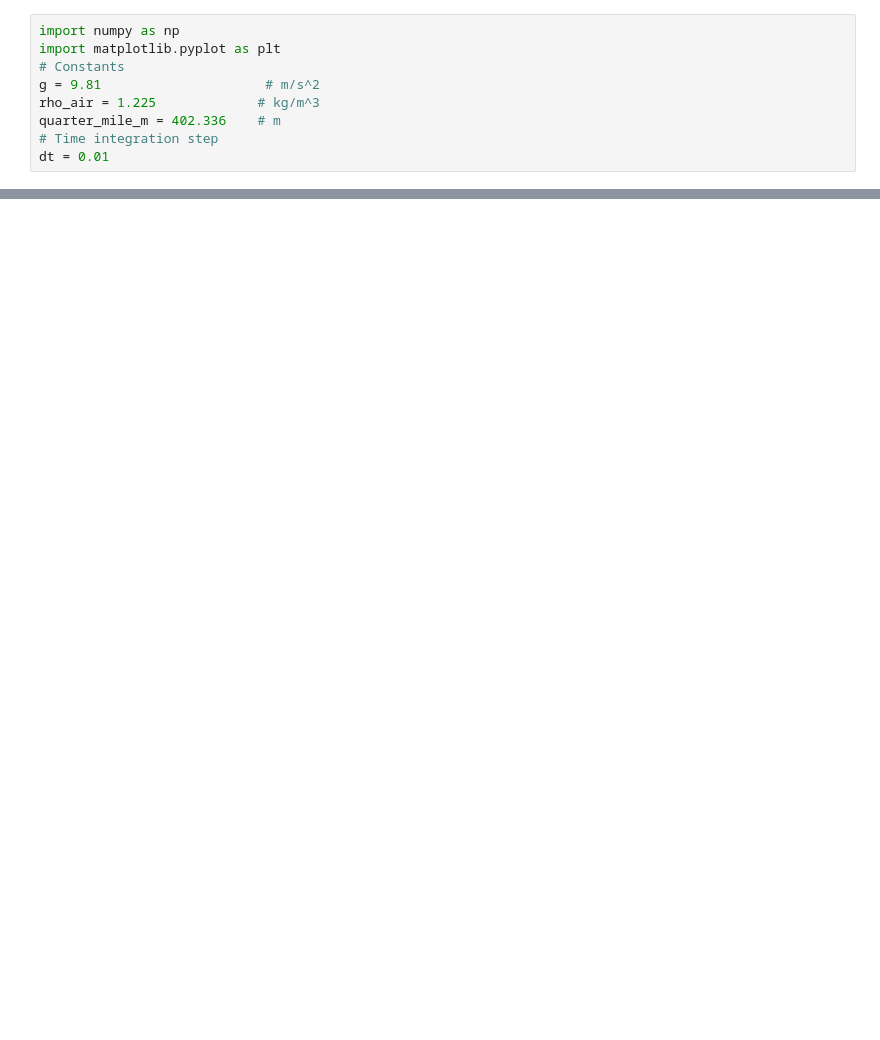
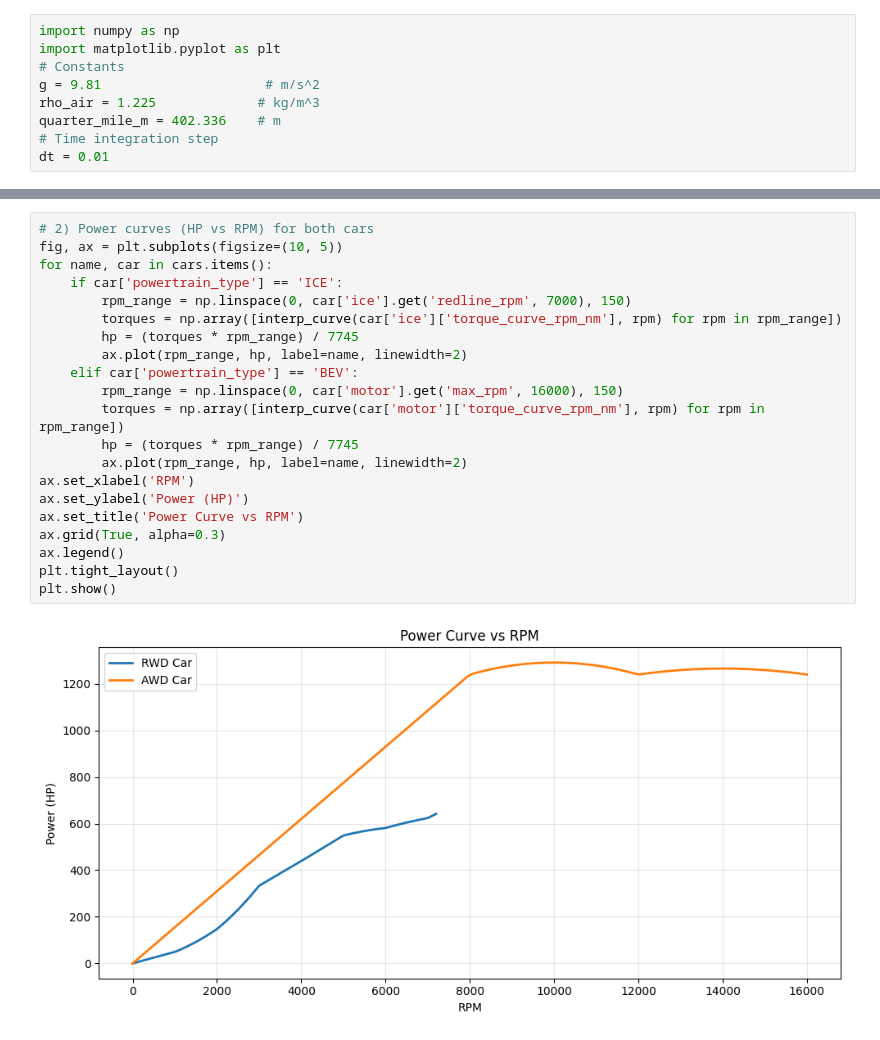
Before and after one commit to rs38/quartermile, a Jupyter notebook: quarter_mile_race.ipynb, the cells around one changed output, grey strips where cells are left out. Saved outputs shown, nothing was run; the diff lists cells and outputs as text; blank space fills up the shorter version.

```diff
--- a/quarter_mile_race.ipynb
+++ b/quarter_mile_race.ipynb
@@ -304,3 +356,26 @@ plt.show()
+# %%
+# 2) Power curves (HP vs RPM) for both cars
+fig, ax = plt.subplots(figsize=(10, 5))
+for name, car in cars.items():
+    if car['powertrain_type'] == 'ICE':
+        rpm_range = np.linspace(0, car['ice'].get('redline_rpm', 7000), 150)
+        torques = np.array([interp_curve(car['ice']['torque_curve_rpm_nm'], rpm) for rpm in rpm_range])
+        hp = (torques * rpm_range) / 7745
+        ax.plot(rpm_range, hp, label=name, linewidth=2)
+    elif car['powertrain_type'] == 'BEV':
+        rpm_range = np.linspace(0, car['motor'].get('max_rpm', 16000), 150)
+        torques = np.array([interp_curve(car['motor']['torque_curve_rpm_nm'], rpm) for rpm in rpm_range])
+        hp = (torques * rpm_range) / 7745
+        ax.plot(rpm_range, hp, label=name, linewidth=2)
+ax.set_xlabel('RPM')
+ax.set_ylabel('Power (HP)')
+ax.set_title('Power Curve vs RPM')
+ax.grid(True, alpha=0.3)
+ax.legend()
+plt.tight_layout()
+plt.show()
+# %% [output]
+[figure, added]
 # %%
 # 3) Race plots together: distance vs time and speed vs time
 fig, axes = plt.subplots(1, 2, figsize=(12, 4.5))
```
Also changed, not shown: parts of 7 cells of this notebook, 3 other files.
